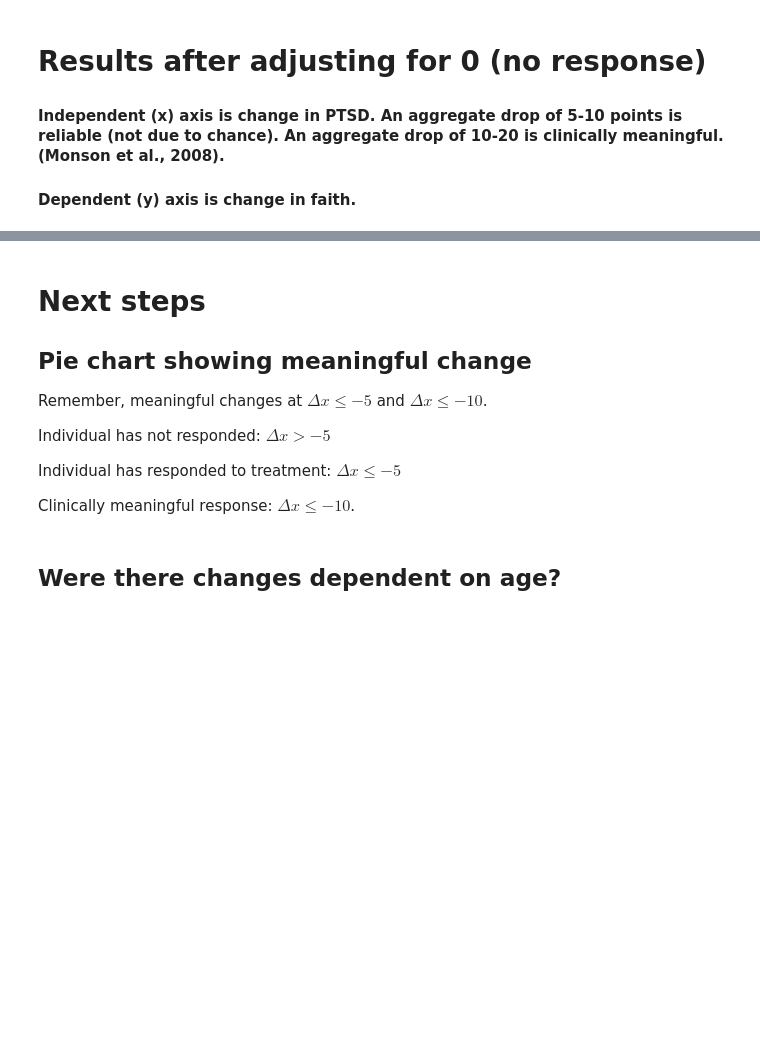
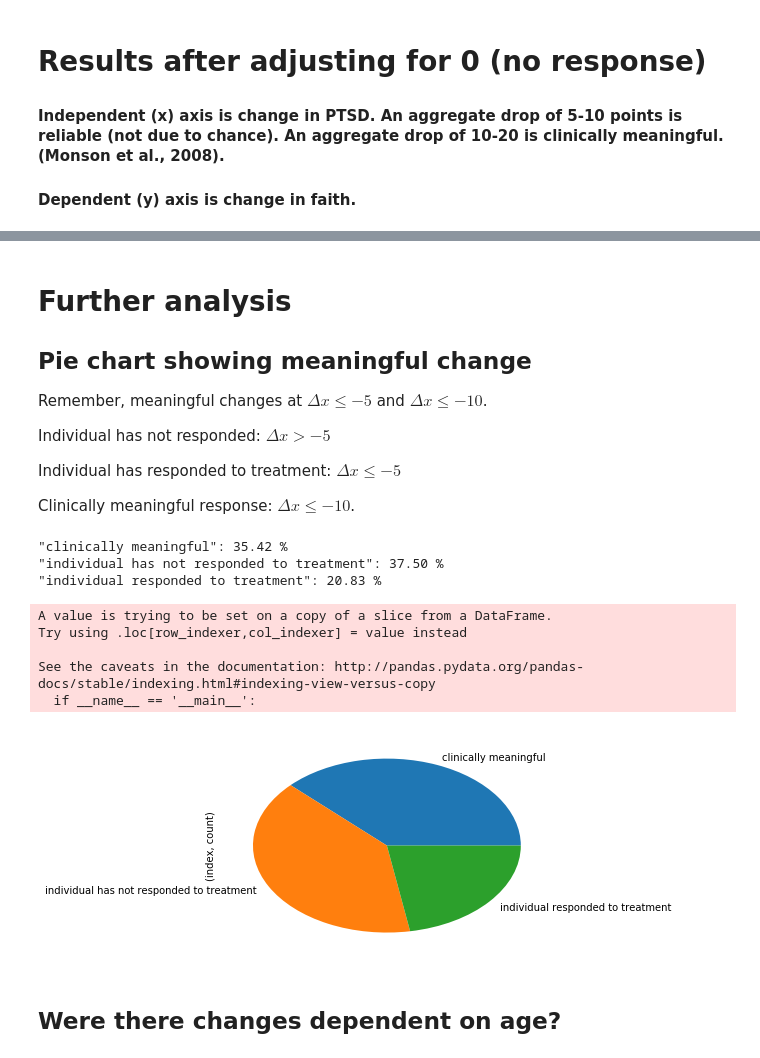
Before and after one commit to rajah9/pythonLibrary, a Jupyter notebook: Solomon MOES Quantitative data.ipynb, the cells around one changed output, grey strips where cells are left out. Drawn from its saved outputs; the diff is of its cells as text; code cells hidden in the pictures; blank space fills up the shorter version.

```diff
--- a/Solomon MOES Quantitative data.ipynb
+++ b/Solomon MOES Quantitative data.ipynb
@@ -370,5 +386,5 @@ INFO:__main__:std err: 0.1088
 # %% [markdown]
-# Next steps
+# Further analysis
 
 ## Pie chart showing meaningful change
 Remember, meaningful changes at $\Delta x \leq -5$ and $\Delta x \leq -10$.
@@ -378,6 +394,35 @@ Individual has not responded: $\Delta x \gt -5$
 Individual has responded to treatment: $\Delta x \leq -5$
 
 Clinically meaningful response: $\Delta x \leq -10$.
+# %%
+def find_response_category(deltaX):
+    if deltaX <= -10.0:
+        return 'clinically meaningful'
+    elif deltaX <= -5.0:
+        return 'individual responded to treatment'
+    else:
+        return 'individual has not responded to treatment'
+
+df2['response'] = df2['delta_X'].apply(find_response_category)
+# plt.pie(df2['response'])
+responses = df2.groupby(df2['response']).agg(['count']).iloc[:,0]
+responses.plot(kind='pie')
+# print (responses.index)
+labels = responses.index
+counts = responses.values
+for i in range(labels.size):
+    # logger.debug('Response: %s has a count of %d.'% (labels[i], counts[i]))
+    print ('"%s": %.2f %%'% (labels[i], (100.0 * counts[i]) / n))
+# %% [output]
+"clinically meaningful": 35.42 %
+"individual has not responded to treatment": 37.50 %
+"individual responded to treatment": 20.83 %
+A value is trying to be set on a copy of a slice from a DataFrame.
+Try using .loc[row_indexer,col_indexer] = value instead
+
+See the caveats in the documentation: http://pandas.pydata.org/pandas-docs/stable/indexing.html#indexing-view-versus-copy
+  if __name__ == '__main__':
+[figure, added]
 # %% [markdown]
 ## Were there changes dependent on age?
 # %% [markdown]
```
Also changed, not shown: parts of 4 cells of this notebook.
